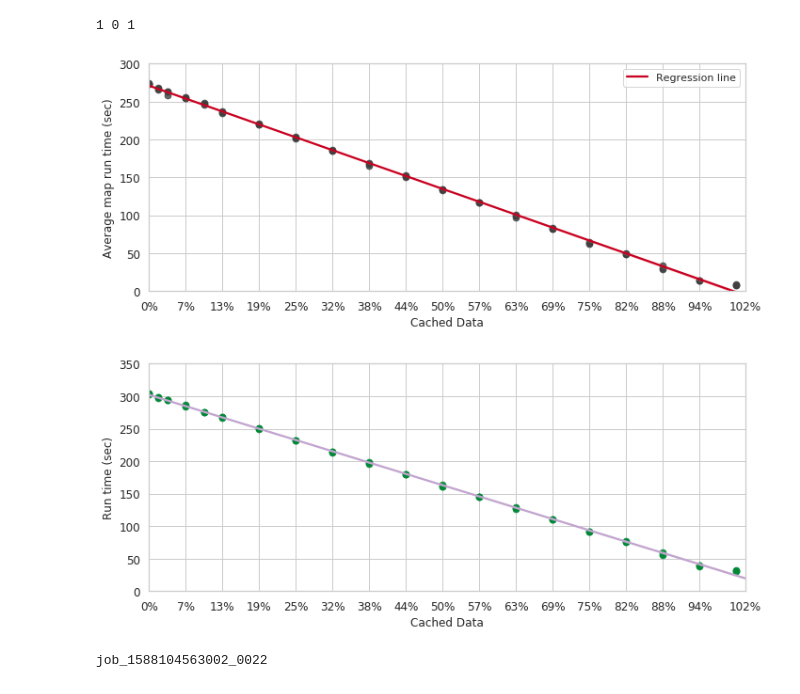
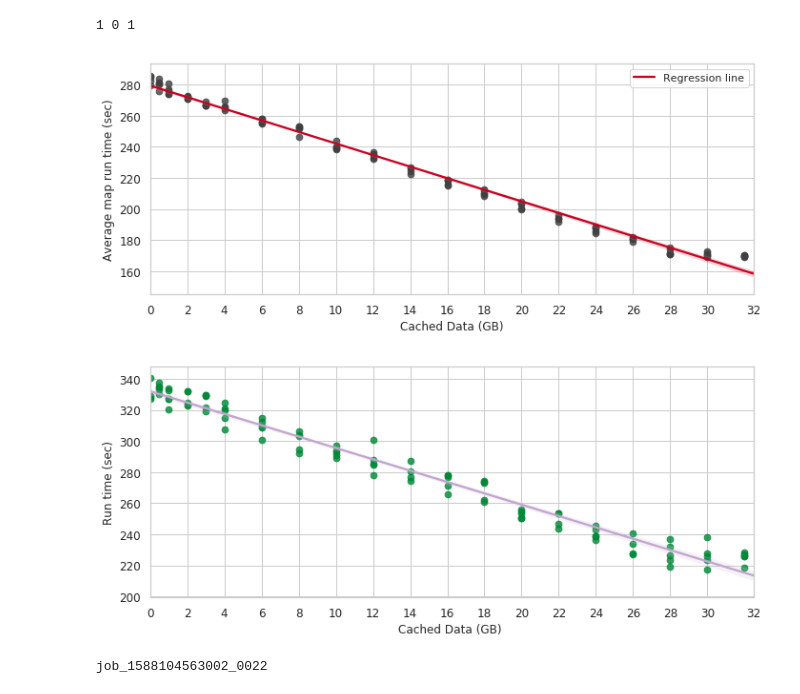
Before and after one commit to UmasouTTT/Kariz, a Jupyter notebook: code/d3n/ipython/Yarn.ipynb, the cells around one changed output. Cells and saved outputs as stored; diff of their text form; code cells hidden in the pictures.

```diff
--- a/code/d3n/ipython/Yarn.ipynb
+++ b/code/d3n/ipython/Yarn.ipynb
@@ -37,18 +37,22 @@ for q in data['scheduler']['schedulerInfo']['queues']['queue']:
 # %% [output]
 1 0 1
 # %%
+import requests
+import json
 import pandas as pd
 import matplotlib.pyplot as plt
 import seaborn as sns;
 import matplotlib.pyplot as plt
 import matplotlib.ticker as ticker
+import math
 
 
 sns.set(color_codes=True)
 
 def format_xticks(x, pos=None):
     max_cache_file=256
-    return str(math.ceil(100*x/max_cache_file)) + '%'
+    total_size = 32
+    return str(int(total_size*x/max_cache_file))
 
 
 def process_tasks(data):
@@ -105,10 +109,10 @@ sns.set_style("whitegrid")
 #print(json.dumps(job_stats, indent=2))
 fig, ax = plt.subplots(figsize=(10,4))
 #jobs = pd.read_csv('jobs.csv')
-jobs = pd.read_csv('/local0/Kariz/expriments/microbenchmark/stats.csv')
+jobs = pd.read_csv('/local0/Kariz/expriments/microbenchmark/terasor_1gbps.csv')
 jobs = jobs.apply(process_tasks, axis=1)
 
-
+#print(jobs)
 #concatenated = pd.concat([jobs, jobs2])
 
 #sns.regplot(ax=ax, x='cacheddata', y = 'map_avg' , data=jobs2,
@@ -117,47 +121,42 @@ jobs = jobs.apply(process_tasks, axis=1)
 strides = [0, 16, 32, 48, 64, 80, 96, 112, 128,
            144, 160, 176, 192, 208, 224, 240, 260]
 
 
 sns.regplot(ax=ax, x='cacheddata', y = 'map_avg' , data=jobs,
             scatter_kws={'s': 45, 'color':'#404040', 'label':'experiment'},
             line_kws={'color': '#ca0020', 'label':'Regression line'})
-ax.set_xlim(0, 260)
-ax.set_ylim(0, 300)
+ax.set_xlim(0, 256)
+#ax.set_ylim(0, 300)
 ax.set_xticks(strides)
-ax.set_xlabel("Cached Data")
+ax.set_xlabel("Cached Data (GB)")
 ax.set_ylabel("Average map run time (sec)")
 ax.legend()
 ax.tick_params(axis='both', which='major', labelsize=12)
 ax.xaxis.set_major_formatter(ticker.FuncFormatter(format_xticks))
 plt.subplots_adjust(left=0.1, bottom=0.13, right=0.98, top=0.97)
-plt.savefig('/local0/papers/KARIZ/long/Figures/fig_partialcaching_maptime_dfsio_1gbs.pdf', format='pdf', dpi=200)
-plt.savefig('/local0/papers/KARIZ/long/Figures/fig_partialcaching_maptime_dfsio_1gbs.png', format='png', dpi=200)
-
-
-
+plt.savefig('/local0/papers/KARIZ/long/Figures/fig_partial_maptime_terasort_1gbs.pdf', format='pdf', dpi=200)
+plt.savefig('/local0/papers/KARIZ/long/Figures/fig_partial_maptime_terasort_1gbs.png', format='png', dpi=200)
 plt.show()
 
 fig, ax = plt.subplots(figsize=(10,4))
 sns.regplot(ax=ax, x='cacheddata', y = 'runtime' , data=jobs,
             scatter_kws={'s': 45, 'color':'#008837', 'label':'experiment'},
             line_kws={'color': '#c2a5cf', 'label':'Regression line'})
 ax.set_xlim(0, 256)
-ax.set_ylim(0, 350)
+#ax.set_ylim(0, 350)
 ax.set_xticks(strides)
-ax.set_xlabel("Cached Data")
+ax.set_xlabel("Cached Data (GB) ")
 ax.set_ylabel("Run time (sec)")
 
 ax.tick_params(axis='both', which='major', labelsize=12)
 ax.xaxis.set_major_formatter(ticker.FuncFormatter(format_xticks))
 plt.subplots_adjust(left=0.1, bottom=0.13, right=0.98, top=0.97)
-plt.savefig('/local0/papers/KARIZ/long/Figures/fig_partial_runtime_dfsio_1gbs.pdf', format='pdf', dpi=200)
-plt.savefig('/local0/papers/KARIZ/long/Figures/fig_partial_runtime_dfsio_1gbs.png', format='png', dpi=200)
-
-
+plt.savefig('/local0/papers/KARIZ/long/Figures/fig_partial_runtime_terasort_1gbs.pdf', format='pdf', dpi=200)
+plt.savefig('/local0/papers/KARIZ/long/Figures/fig_partial_runtime_terasort_1gbs.png', format='png', dpi=200)
 plt.show()
 
 #jobs
 # %% [output]
-[figure, old version]
+[figure, new version]
-[figure, old version]
+[figure, new version]
 # %%
```
Also changed, not shown: parts of 2 cells of this notebook, 47 other files.
